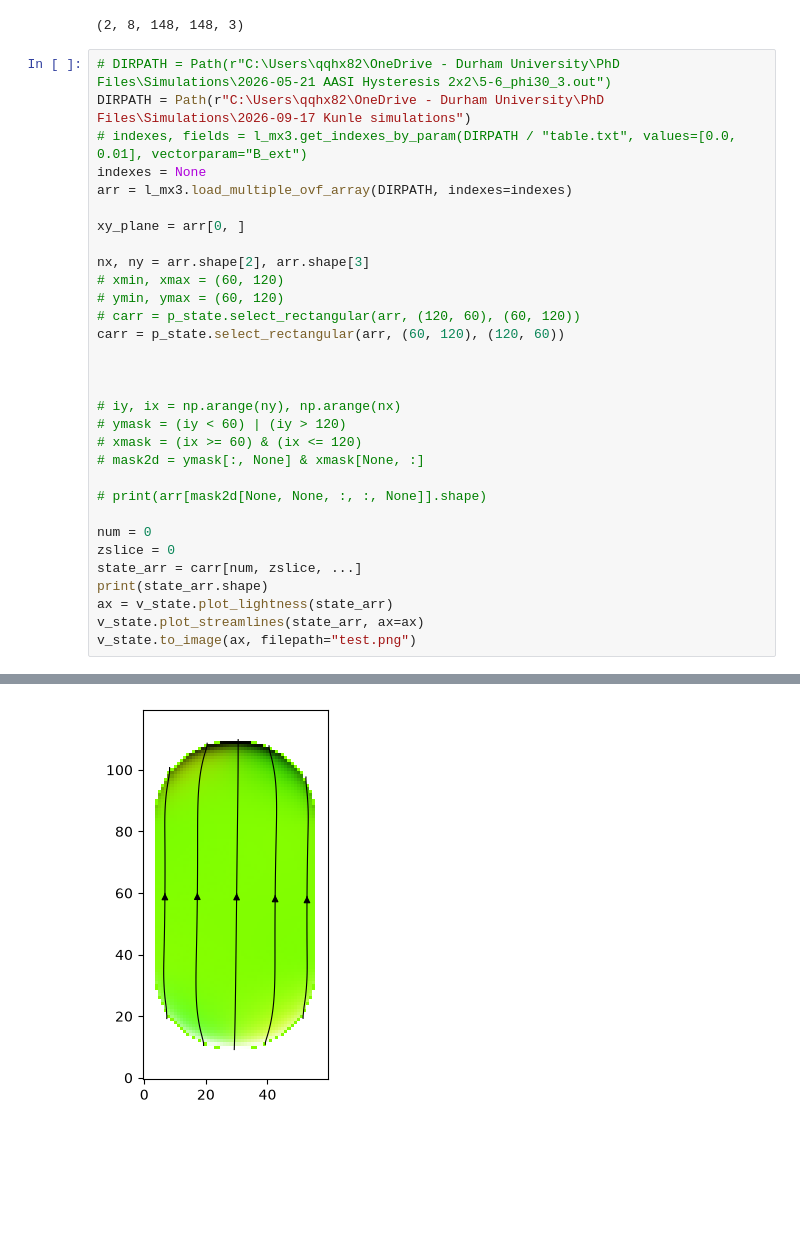
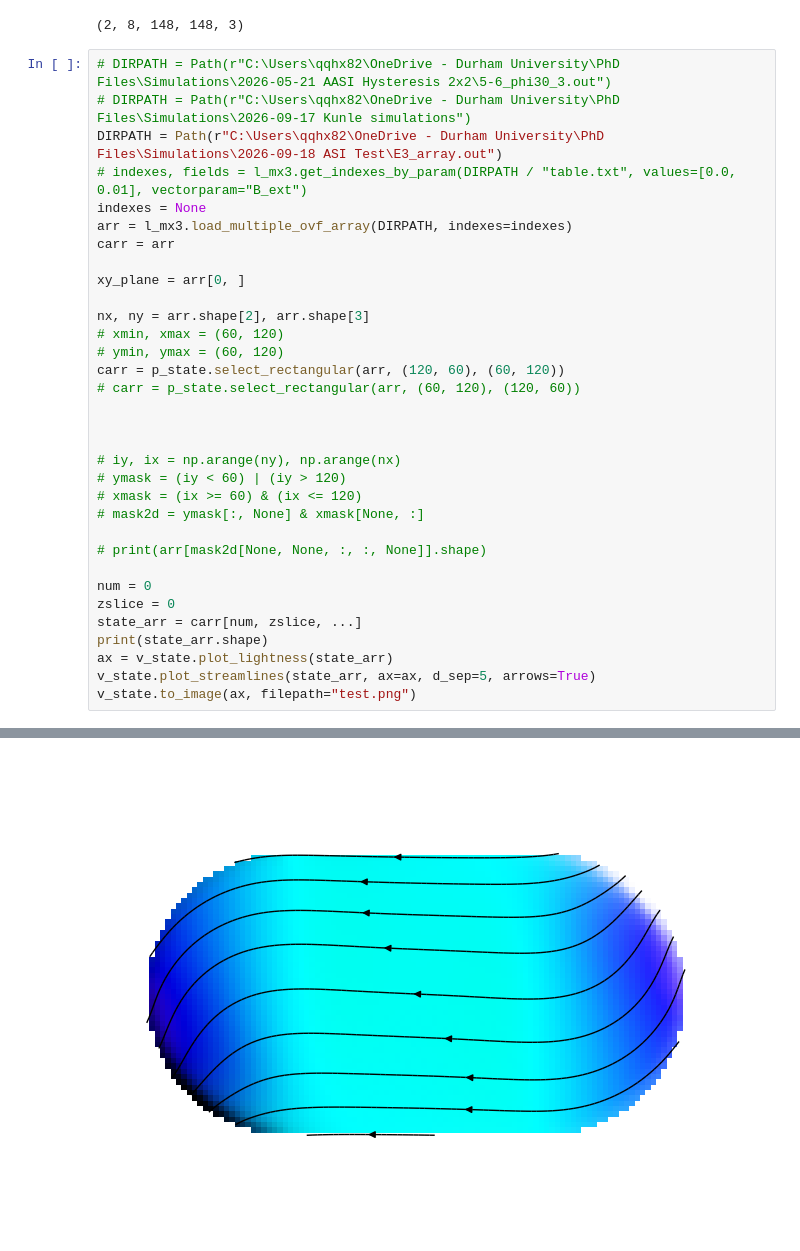
Before and after one commit to Weaser15/maglab, a Jupyter notebook: notebooks/hysteresis.ipynb, the cells around one changed output, grey strips where cells are left out. Saved outputs shown, nothing was run; the diff lists cells and outputs as text; blank space fills up the shorter version.

```diff
--- a/notebooks/hysteresis.ipynb
+++ b/notebooks/hysteresis.ipynb
@@ -40,18 +37,20 @@ arr = l_mx3.load_multiple_ovf_array(DIRPATH, indexes=[int(i) for i in indexes])
 (2, 8, 148, 148, 3)
 # %%
 # DIRPATH = Path(r"C:\Users\qqhx82\OneDrive - Durham University\PhD Files\Simulations\2026-05-21 AASI Hysteresis 2x2\5-6_phi30_3.out")
-DIRPATH = Path(r"C:\Users\qqhx82\OneDrive - Durham University\PhD Files\Simulations\2026-09-17 Kunle simulations")
+# DIRPATH = Path(r"C:\Users\qqhx82\OneDrive - Durham University\PhD Files\Simulations\2026-09-17 Kunle simulations")
+DIRPATH = Path(r"C:\Users\qqhx82\OneDrive - Durham University\PhD Files\Simulations\2026-09-18 ASI Test\E3_array.out")
 # indexes, fields = l_mx3.get_indexes_by_param(DIRPATH / "table.txt", values=[0.0, 0.01], vectorparam="B_ext")
 indexes = None
 arr = l_mx3.load_multiple_ovf_array(DIRPATH, indexes=indexes)
+carr = arr
 
 xy_plane = arr[0, ]
 
 nx, ny = arr.shape[2], arr.shape[3]
 # xmin, xmax = (60, 120)
 # ymin, ymax = (60, 120)
-# carr = p_state.select_rectangular(arr, (120, 60), (60, 120))
-carr = p_state.select_rectangular(arr, (60, 120), (120, 60))
+carr = p_state.select_rectangular(arr, (120, 60), (60, 120))
+# carr = p_state.select_rectangular(arr, (60, 120), (120, 60))
 
 
 
@@ -67,6 +66,6 @@ zslice = 0
 state_arr = carr[num, zslice, ...]
 print(state_arr.shape)
 ax = v_state.plot_lightness(state_arr)
-v_state.plot_streamlines(state_arr, ax=ax)
+v_state.plot_streamlines(state_arr, ax=ax, d_sep=5, arrows=True)
 v_state.to_image(ax, filepath="test.png")
 # %% [output]
@@ -74 +75 @@ v_state.to_image(ax, filepath="test.png")
-[figure, old version]
+[figure, new version]
```
Also changed, not shown: parts of 3 cells of this notebook, 3 other files.
